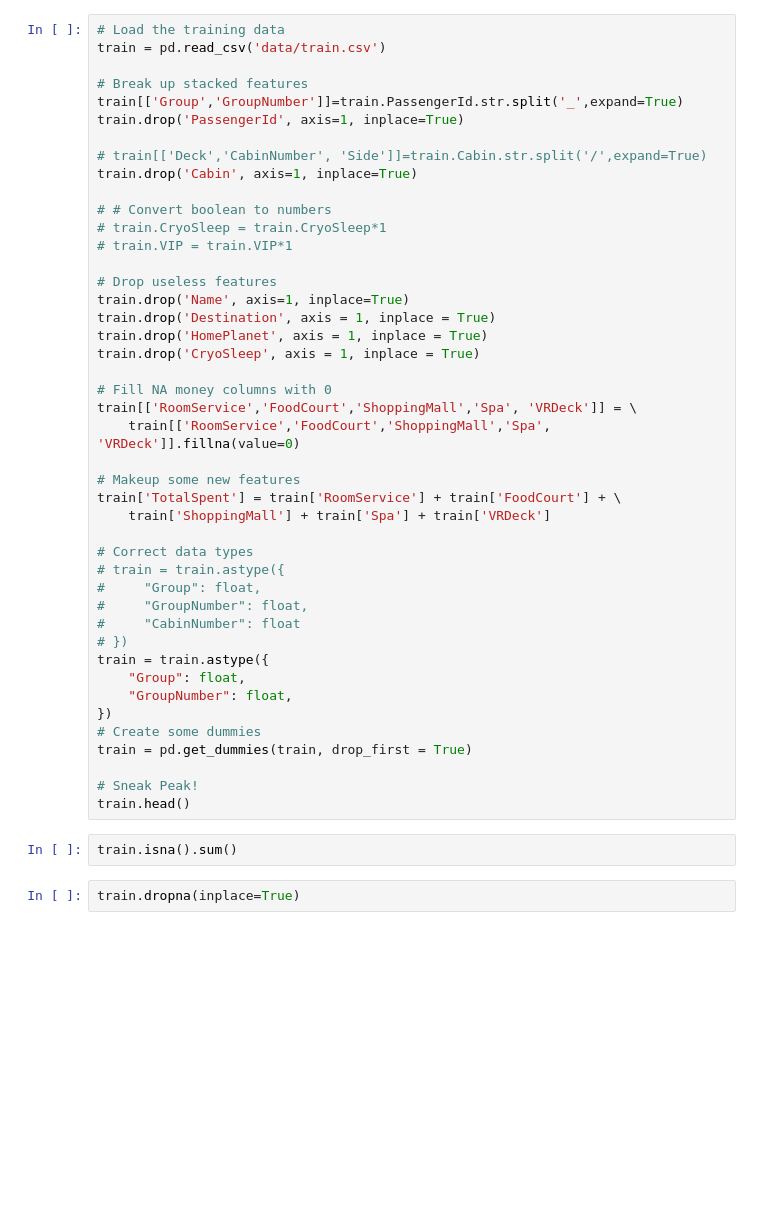
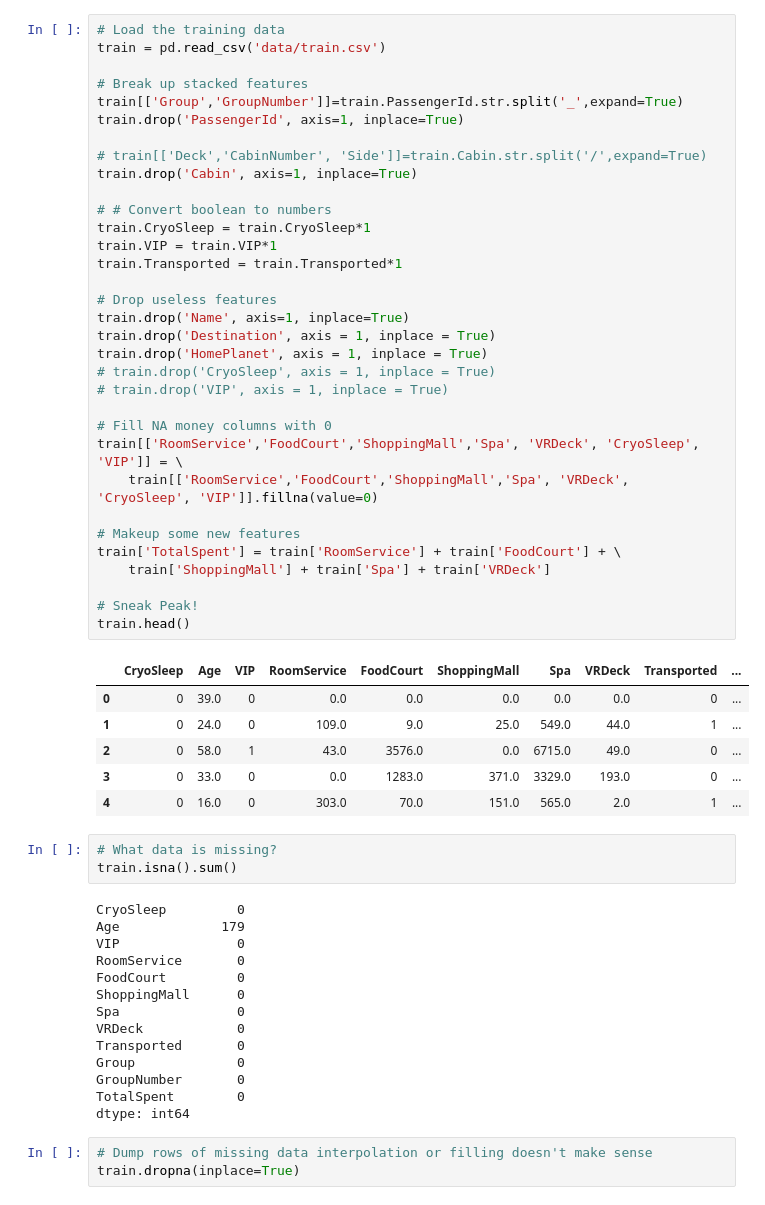
Before and after one commit to andre03051/DataCamp, a Jupyter notebook: K_Competition - Spaceship Titanic/Spaceship TItanic.ipynb, the cells around one changed output. Cells and saved outputs as stored; diff of their text form; blank space fills up the shorter version.

```diff
--- a/K_Competition - Spaceship Titanic/Spaceship TItanic.ipynb
+++ b/K_Competition - Spaceship Titanic/Spaceship TItanic.ipynb
@@ -14,48 +107,60 @@ from sklearn.model_selection import RandomizedSearchCV, GridSearchCV
 # %%
 # Load the training data
 train = pd.read_csv('data/train.csv')
 
 # Break up stacked features
 train[['Group','GroupNumber']]=train.PassengerId.str.split('_',expand=True)
 train.drop('PassengerId', axis=1, inplace=True)
 
 # train[['Deck','CabinNumber', 'Side']]=train.Cabin.str.split('/',expand=True)
 train.drop('Cabin', axis=1, inplace=True)
 
 # # Convert boolean to numbers
-# train.CryoSleep = train.CryoSleep*1
-# train.VIP = train.VIP*1
+train.CryoSleep = train.CryoSleep*1
+train.VIP = train.VIP*1
+train.Transported = train.Transported*1
 
 # Drop useless features
 train.drop('Name', axis=1, inplace=True)
 train.drop('Destination', axis = 1, inplace = True)
 train.drop('HomePlanet', axis = 1, inplace = True)
-train.drop('CryoSleep', axis = 1, inplace = True)
+# train.drop('CryoSleep', axis = 1, inplace = True)
+# train.drop('VIP', axis = 1, inplace = True)
 
 # Fill NA money columns with 0
-train[['RoomService','FoodCourt','ShoppingMall','Spa', 'VRDeck']] = \
-    train[['RoomService','FoodCourt','ShoppingMall','Spa', 'VRDeck']].fillna(value=0)
+train[['RoomService','FoodCourt','ShoppingMall','Spa', 'VRDeck', 'CryoSleep', 'VIP']] = \
+    train[['RoomService','FoodCourt','ShoppingMall','Spa', 'VRDeck', 'CryoSleep', 'VIP']].fillna(value=0)
 
 # Makeup some new features
 train['TotalSpent'] = train['RoomService'] + train['FoodCourt'] + \
     train['ShoppingMall'] + train['Spa'] + train['VRDeck']
 
-# Correct data types
-# train = train.astype({
-#     "Group": float,
-#     "GroupNumber": float,
-#     "CabinNumber": float
-# })
-train = train.astype({
-    "Group": float,
-    "GroupNumber": float,
-})
-# Create some dummies
-train = pd.get_dummies(train, drop_first = True)
-
 # Sneak Peak!
 train.head()
+# %% [output]
+|  | CryoSleep | Age | VIP | RoomService | FoodCourt | ShoppingMall | Spa | VRDeck | Transported | ... |
+| 0 | 0 | 39.0 | 0 | 0.0 | 0.0 | 0.0 | 0.0 | 0.0 | 0 | ... |
+| 1 | 0 | 24.0 | 0 | 109.0 | 9.0 | 25.0 | 549.0 | 44.0 | 1 | ... |
+| 2 | 0 | 58.0 | 1 | 43.0 | 3576.0 | 0.0 | 6715.0 | 49.0 | 0 | ... |
+| 3 | 0 | 33.0 | 0 | 0.0 | 1283.0 | 371.0 | 3329.0 | 193.0 | 0 | ... |
+| 4 | 0 | 16.0 | 0 | 303.0 | 70.0 | 151.0 | 565.0 | 2.0 | 1 | ... |
-# %%
-train.isna().sum()
-# %%
-train.dropna(inplace=True)
+# %%
+# What data is missing?
+train.isna().sum()
+# %% [output]
+CryoSleep         0
+Age             179
+VIP               0
+RoomService       0
+FoodCourt         0
+ShoppingMall      0
+Spa               0
+VRDeck            0
+Transported       0
+Group             0
+GroupNumber       0
+TotalSpent        0
+dtype: int64
+# %%
+# Dump rows of missing data interpolation or filling doesn't make sense
+train.dropna(inplace=True)
```
Also changed, not shown: parts of 12 cells of this notebook, 1 other file.
